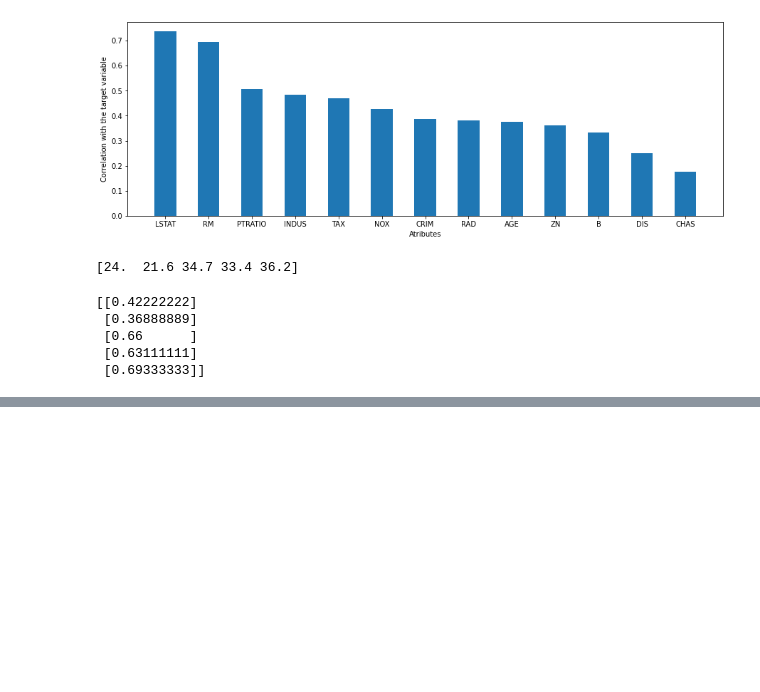
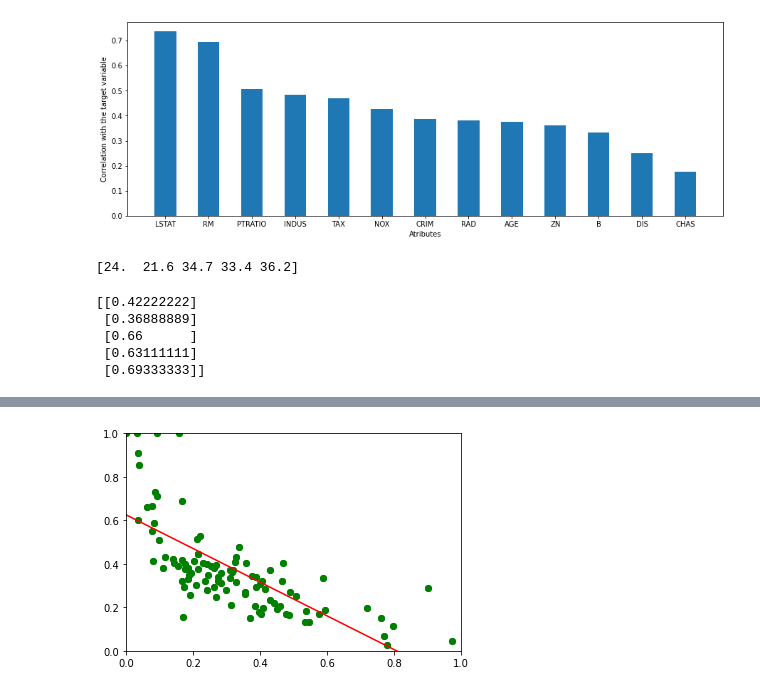
Before and after one commit to suyash-jamdade/MachineLearning, a Jupyter notebook: boston_house_price.ipynb, the cells around one changed output, grey strips where cells are left out. Cells and saved outputs as stored; diff of their text form; code cells hidden in the pictures; blank space fills up the shorter version.

```diff
--- a/boston_house_price.ipynb
+++ b/boston_house_price.ipynb
@@ -198,0 +199,23 @@ Text(0.5, 0, 'Iterations')
+# %%
+mc_values_anim = mc_values[0:250:5]
+# %%
+fig, ax = plt.subplots()
+ln, = plt.plot([], [], 'ro-', animated=True)
+
+def init():
+  plt.scatter(x_test, y_test, color='g')
+  ax.set_xlim(0, 1.0)
+  ax.set_ylim(0, 1.0)
+  return ln,
+
+def update_frame(frame):
+  m, c = mc_values_anim[frame]
+  x1, y1 = -0.5, m * -.5 + c
+  x2, y2 = 1.5, m * 1.5 + c
+  ln.set_data([x1, x2], [y1, y2])
+  return ln,
+
+anim = FuncAnimation(fig, update_frame, frames=range(len(mc_values_anim)),
+                     init_func = init, blit=True)
+HTML(anim.to_html5_video())
+# %% [output]
@@ -198,0 +223 @@ Text(0.5, 0, 'Iterations')
+[figure, added]
```
Also changed, not shown: parts of 13 cells of this notebook.
